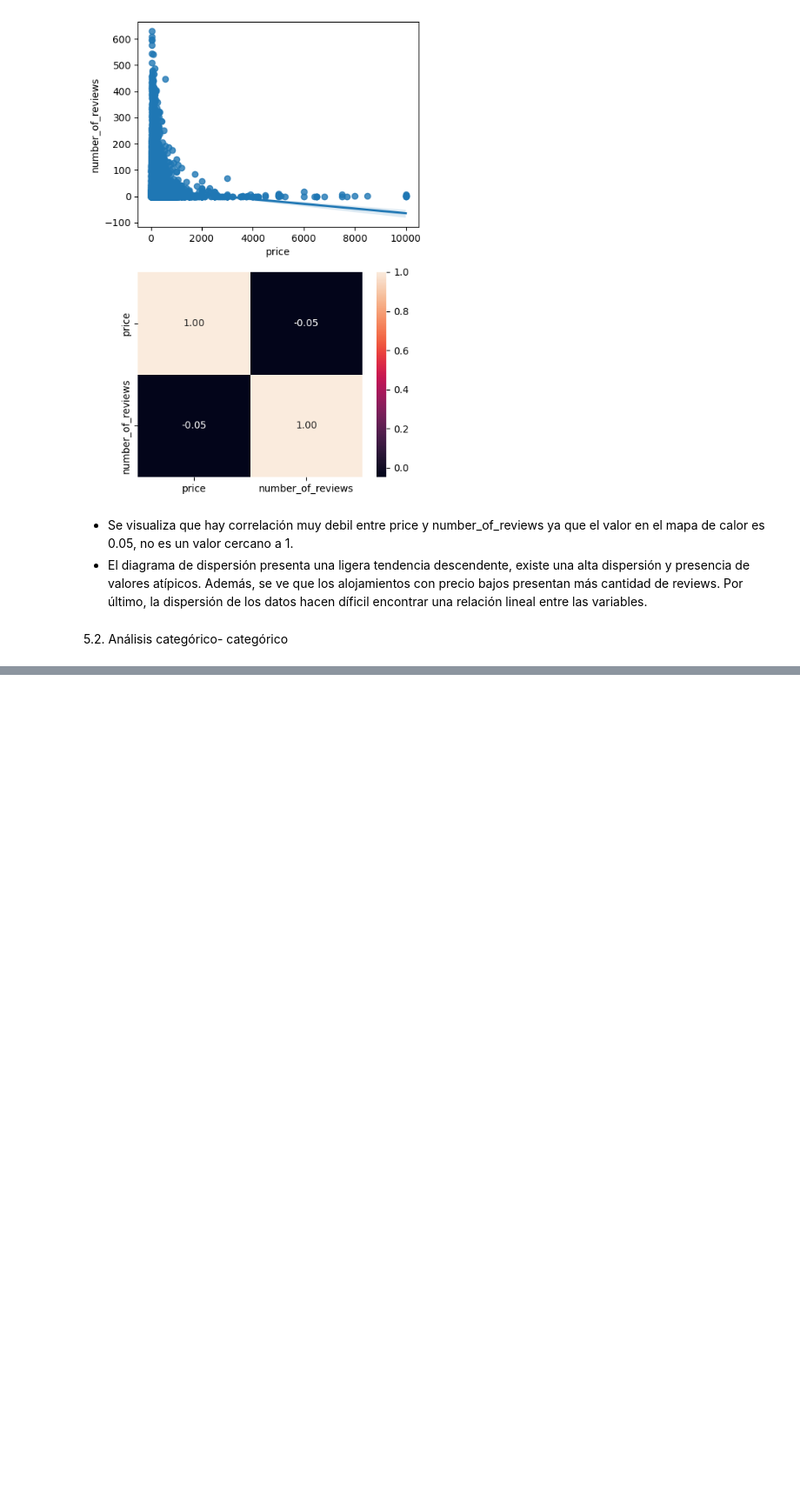
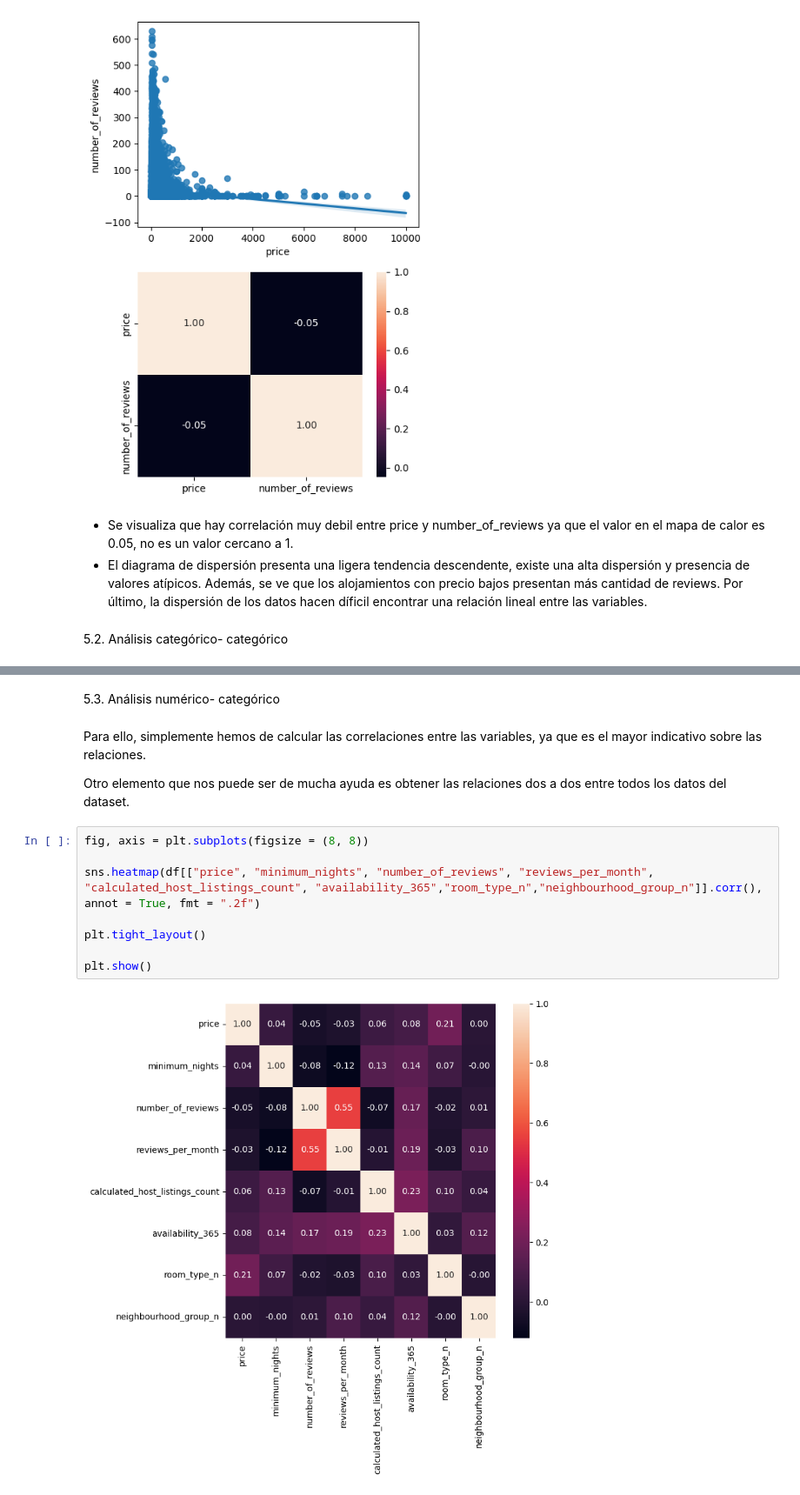
Before and after one commit to 4GeeksAcademy/machine-learning-python-template_melissahm, a Jupyter notebook: src/explore.ipynb, the cells around one changed output, grey strips where cells are left out. Shown at 87% size. Saved outputs shown, nothing was run; the diff lists cells and outputs as text; blank space fills up the shorter version.

```diff
--- a/src/explore.ipynb
+++ b/src/explore.ipynb
@@ -398,0 +473,16 @@ plt.show()
+# %% [markdown]
+5.3. Análisis numérico- categórico
+# %% [markdown]
+Para ello, simplemente hemos de calcular las correlaciones entre las variables, ya que es el mayor indicativo sobre las relaciones.
+
+Otro elemento que nos puede ser de mucha ayuda es obtener las relaciones dos a dos entre todos los datos del dataset.
+# %%
+fig, axis = plt.subplots(figsize = (8, 8))
+
+sns.heatmap(df[["price", "minimum_nights", "number_of_reviews", "reviews_per_month", "calculated_host_listings_count", "availability_365","room_type_n","neighbourhood_group_n"]].corr(), annot = True, fmt = ".2f")
+
+plt.tight_layout()
+
+plt.show()
+# %% [output]
+[figure, added]
```
Also changed, not shown: parts of 56 cells of this notebook.
